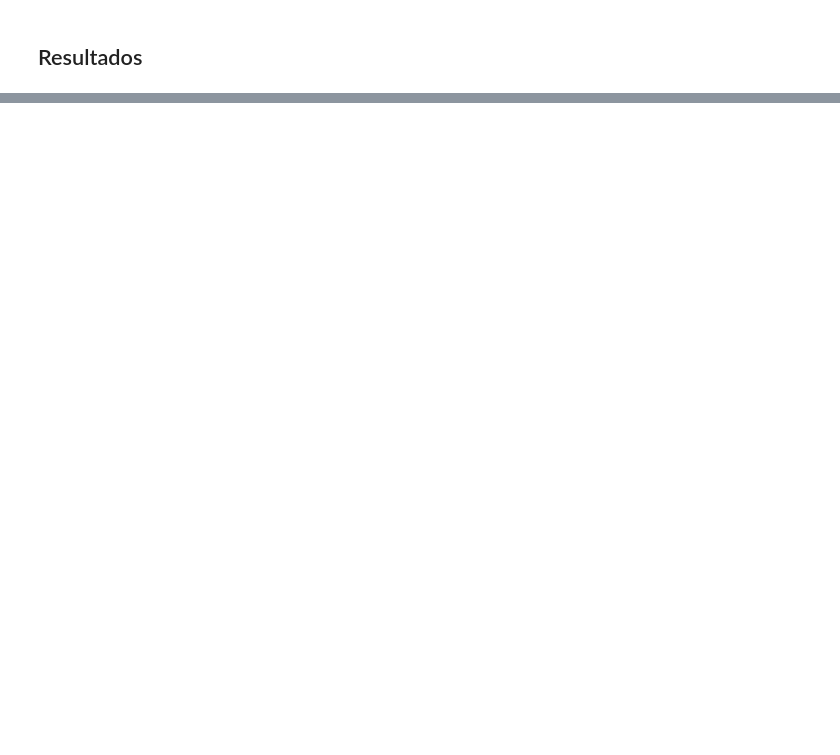
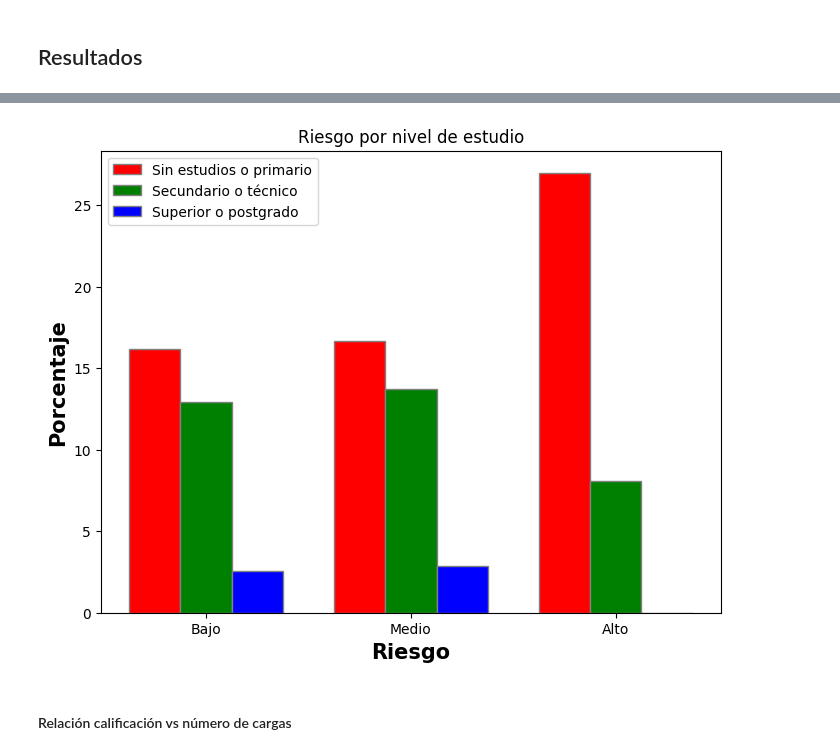
Before and after one commit to AndersCFR/CreditScoring, a Jupyter notebook: CreditScoring.ipynb, the cells around one changed output, grey strips where cells are left out. Saved outputs shown, nothing was run; the diff lists cells and outputs as text; code cells hidden in the pictures; blank space fills up the shorter version.

```diff
--- a/CreditScoring.ipynb
+++ b/CreditScoring.ipynb
@@ -1206,0 +1233,2 @@ plt.show()
+# %%
+total_predictions_len = len(y_classes)
@@ -1206,0 +1237,4 @@ plt.show()
+# %%
+plot_predictions_df = test[['SEXO','NIVEL DE  ESTUDIOS', '# CARGAS', 'TIPO DE VIVIENDA', 'ESTADO CIVIL']].copy()
+plot_predictions_df['CALIFICAC'] = y_classes[:]
+plot_predictions_df.info()
@@ -1206,0 +1391,37 @@ plt.show()
+# %%
+# Set width of bar
+barWidth = 0.25
+fig = plt.subplots(figsize =(8, 6))
+
+# set height of bar
+estudios_bajo = nivel_estudios_bajo
+estudios_medio = nivel_estudios_medio
+estudios_alto = nivel_estudios_alto
+
+# Set position of bar on X axis
+br1 = np.arange(len(mujeres))
+br2 = [x + 0.25 for x in br1]
+br3 = [x + 0.25 for x in br2]
+
+# Make the plot
+plt.bar(br1, estudios_bajo, color ='r', width = barWidth,
+        edgecolor ='grey', label ='Sin estudios o primario')
+plt.bar(br2, estudios_medio, color ='g', width = barWidth,
+        edgecolor ='grey', label ='Secundario o técnico')
+plt.bar(br3, estudios_alto, color ='b', width = barWidth,
+        edgecolor ='grey', label ='Superior o postgrado')
+
+
+# Adding Xticks
+plt.xlabel('Riesgo', fontweight ='bold', fontsize = 15)
+plt.ylabel('Porcentaje', fontweight ='bold', fontsize = 15)
+plt.xticks([x + barWidth for x in range(len(estudios_bajo))],
+        ['Bajo', 'Medio', 'Alto',])
+
+plt.title('Riesgo por nivel de estudio')
+plt.legend()
+plt.show()
+# %% [output]
+[figure, added]
+# %% [markdown]
+#### Relación calificación vs número de cargas
```
Also changed, not shown: parts of 75 cells of this notebook, 2 other files.
